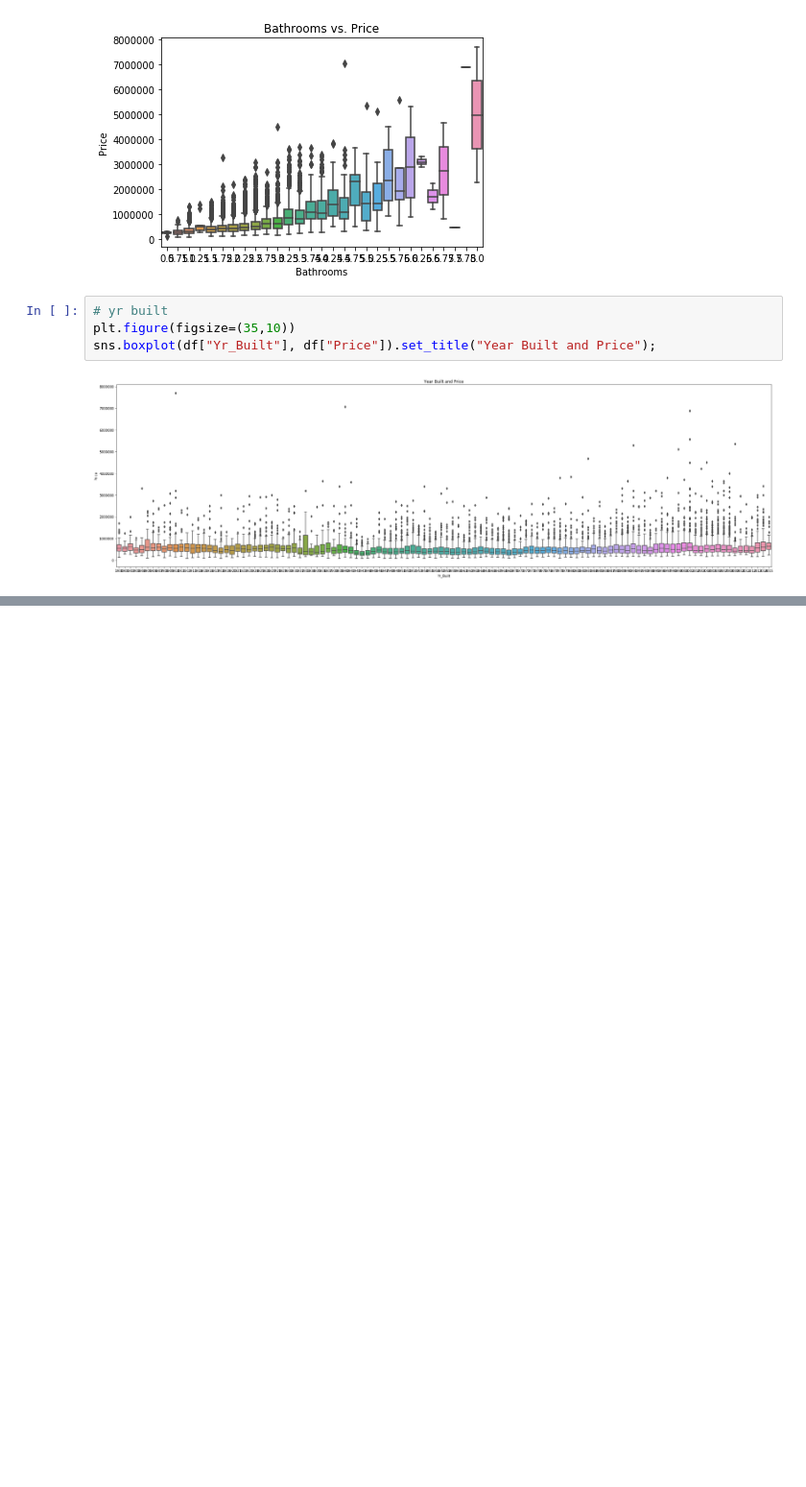
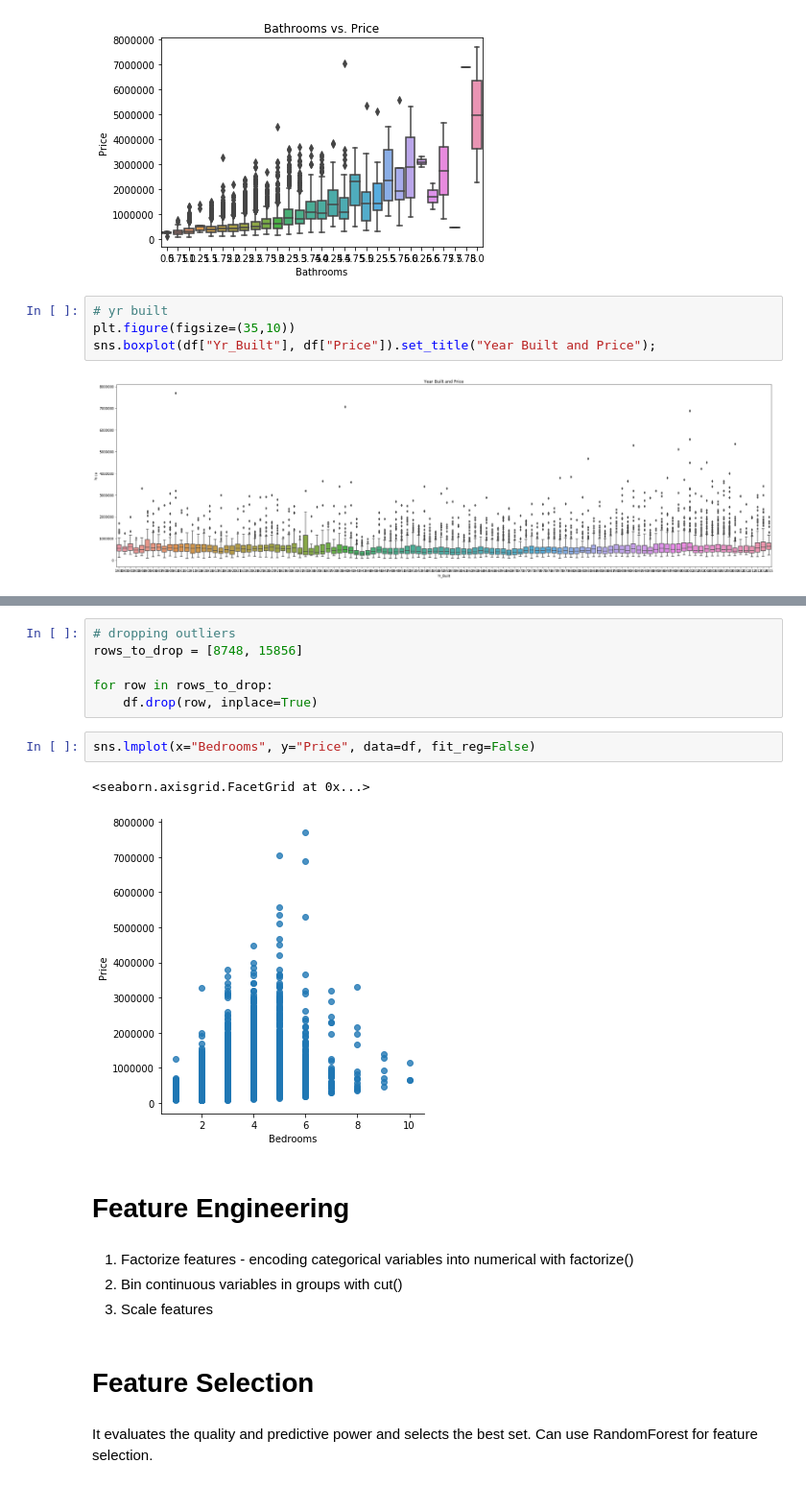
Before and after one commit to Lymielyn/EDA-Practice, a Jupyter notebook: EDA.ipynb, the cells around one changed output, grey strips where cells are left out. Shown at 96% size. Cells and saved outputs as stored; diff of their text form; blank space fills up the shorter version.

```diff
--- a/EDA.ipynb
+++ b/EDA.ipynb
@@ -167,0 +322,21 @@ sns.boxplot(df["Yr_Built"], df["Price"]).set_title("Year Built and Price");
+# %%
+# dropping outliers
+rows_to_drop = [8748, 15856]
+
+for row in rows_to_drop:
+    df.drop(row, inplace=True)
+# %%
+sns.lmplot(x="Bedrooms", y="Price", data=df, fit_reg=False)
+# %% [output]
+<seaborn.axisgrid.FacetGrid at 0x...>
+[figure, added]
+# %% [markdown]
+# Feature Engineering
+# %% [markdown]
+1. Factorize features - encoding categorical variables into numerical with factorize()
+2. Bin continuous variables in groups with cut()
+3. Scale features
+# %% [markdown]
+# Feature Selection
+# %% [markdown]
+It evaluates the quality and predictive power and selects the best set. Can use RandomForest for feature selection.
```
Also changed, not shown: parts of 21 cells of this notebook.
